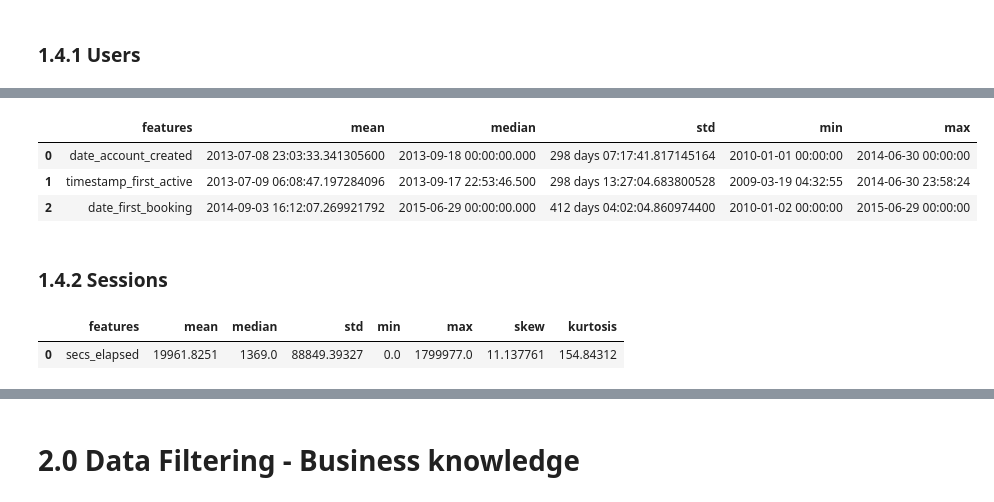
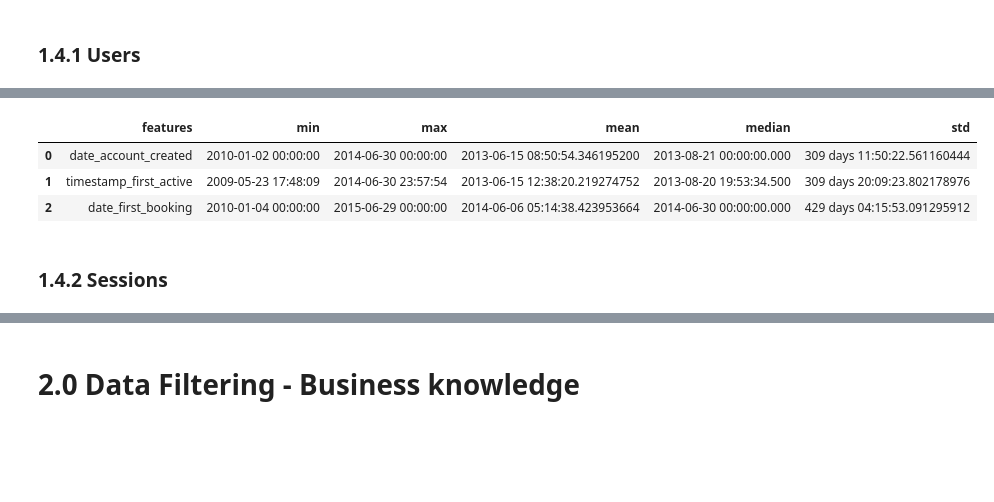
Before and after one commit to marcosbertochi/airbnbpredictfirstbooking, a Jupyter notebook: airbnb-predict-1st-booking-v2.ipynb, the cells around one changed output, grey strips where cells are left out. Drawn from its saved outputs; the diff is of its cells as text; code cells hidden in the pictures; blank space fills up the shorter version.

```diff
--- a/airbnb-predict-1st-booking-v2.ipynb
+++ b/airbnb-predict-1st-booking-v2.ipynb
@@ -180,11 +193,13 @@ dtype: float64
 
 #date_first_booking - 58% NAs - 100% in 'NDF' => solution: business knowledge (assumption)
 max_date_1st_booking = pd.to_datetime(df1['date_first_booking']).max().strftime('%Y-%m-%d')
-df1['date_first_booking'].fillna(max_date_1st_booking, inplace=True)
+df1['date_first_booking'] = df1['date_first_booking'].fillna(max_date_1st_booking)
 
 #age - 42% NAs in many classes - data normaly distributed => solution: input stastics (mean)
+#Assumption: there isnt ppl under 15 and over 120 able to make a booking Outliers removal not appliable - could remove valid entries
+df1 = df1[(df1['age']>15)&(df1['age']<120)]
 avg_age = df1['age'].mean()
-df1['age'].fillna(avg_age, inplace=True)
+df1['age'] = df1['age'].fillna(avg_age)
 
 #first_affiliate tracked - 2% NAs => solution: categorical data, 2% drop
 df1 = df1[~df1['first_affiliate_tracked'].isna()]
@@ -266,7 +281,7 @@ df1['timestamp_first_active'] = pd.to_datetime(df1['timestamp_first_active'], fo
 #date_first_booking
 df1['date_first_booking'] = pd.to_datetime(df1['date_first_booking'])
 #age
-df1['age'] = df1['age'].astype(int)
+df1['age'] = df1['age'].astype('int64')
 # %%
 df1.dtypes
 # %% [output]
@@ -339,9 +348,9 @@ cat_att_users.agg(['count','unique']).T.reset_index().rename(columns= {'index' :
 # %%
-time_att_users.agg(["mean","median","std","min","max"]).T.reset_index().rename(columns= {'index' : 'features'})
+time_att_users.agg(["min","max","mean","median","std"]).T.reset_index().rename(columns= {'index' : 'features'})
 # %% [output]
-|  | features | mean | median | std | min | max |
-| 0 | date_account_created | 2013-07-08 23:03:33.341305600 | 2013-09-18 00:00:00.000 | 298 days 07:17:41.817145164 | 2010-01-01 00:00:00 | 2014-06-30 00:00:00 |
-| 1 | timestamp_first_active | 2013-07-09 06:08:47.197284096 | 2013-09-17 22:53:46.500 | 298 days 13:27:04.683800528 | 2009-03-19 04:32:55 | 2014-06-30 23:58:24 |
-| 2 | date_first_booking | 2014-09-03 16:12:07.269921792 | 2015-06-29 00:00:00.000 | 412 days 04:02:04.860974400 | 2010-01-02 00:00:00 | 2015-06-29 00:00:00 |
+|  | features | min | max | mean | median | std |
+| 0 | date_account_created | 2010-01-02 00:00:00 | 2014-06-30 00:00:00 | 2013-06-15 08:50:54.346195200 | 2013-08-21 00:00:00.000 | 309 days 11:50:22.561160444 |
+| 1 | timestamp_first_active | 2009-05-23 17:48:09 | 2014-06-30 23:57:54 | 2013-06-15 12:38:20.219274752 | 2013-08-20 19:53:34.500 | 309 days 20:09:23.802178976 |
+| 2 | date_first_booking | 2010-01-04 00:00:00 | 2015-06-29 00:00:00 | 2014-06-06 05:14:38.423953664 | 2014-06-30 00:00:00.000 | 429 days 04:15:53.091295912 |
 # %% [markdown]
 ### 1.4.2 Sessions
@@ -354,5 +356,0 @@ time_att_sessions = df_sessions.select_dtypes(include=['datetime64[ns]'])
-# %%
-num_att_sessions.agg(["mean","median","std","min","max","skew","kurtosis"]).T.reset_index().rename(columns= {'index' : 'features'})
-# %% [output]
-|  | features | mean | median | std | min | max | skew | kurtosis |
-| 0 | secs_elapsed | 19961.8251 | 1369.0 | 88849.39327 | 0.0 | 1799977.0 | 11.137761 | 154.84312 |
```
Also changed, not shown: parts of 39 cells of this notebook.
